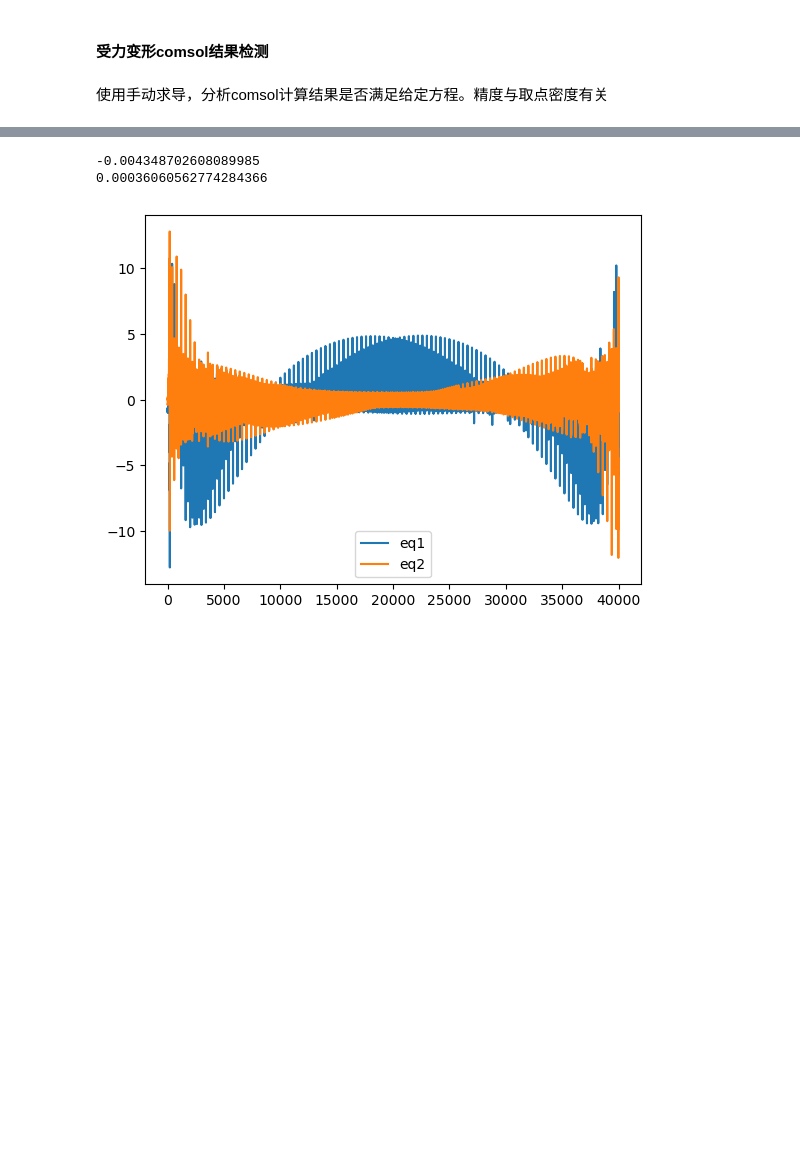
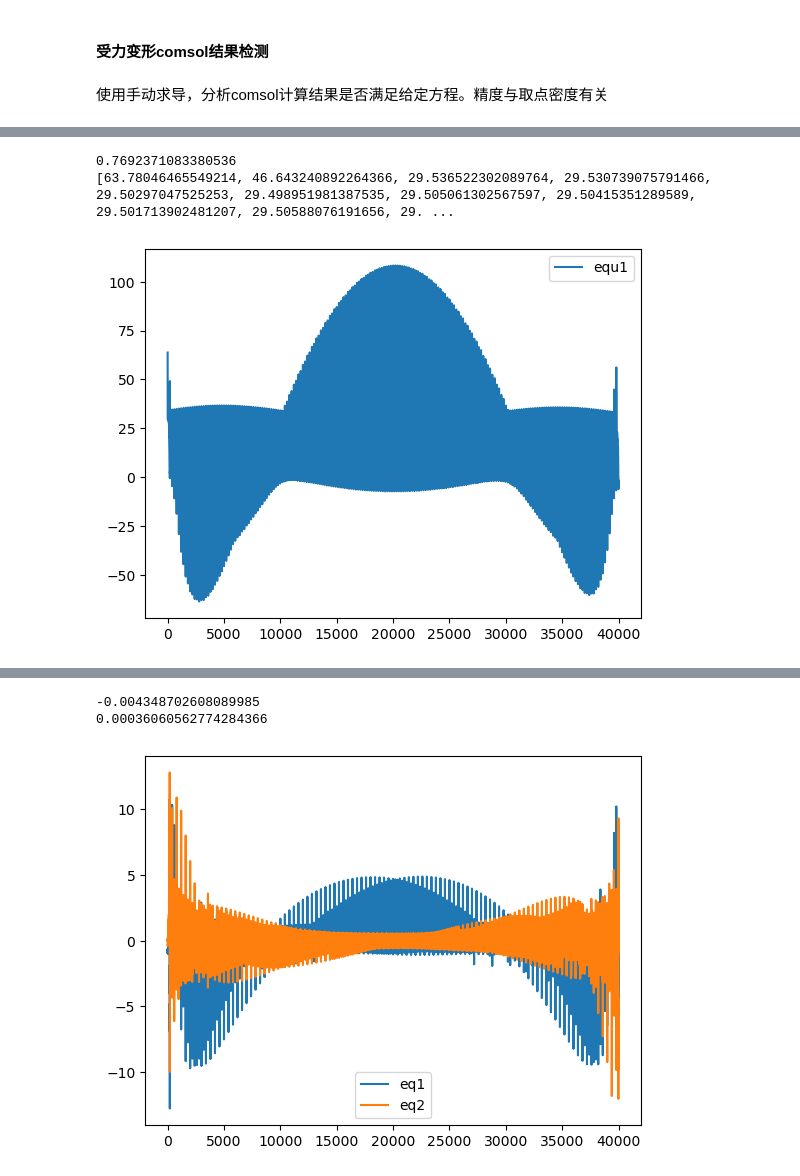
Before and after one commit to Yaoshengtai/PINN-Thermosolid-F-R, a Jupyter notebook: force_forward/force_comsol_detection.ipynb, the cells around one changed output, grey strips where cells are left out. Drawn from its saved outputs; the diff is of its cells as text; code cells hidden in the pictures; blank space fills up the shorter version.

```diff
--- a/force_forward/force_comsol_detection.ipynb
+++ b/force_forward/force_comsol_detection.ipynb
@@ -67,3 +112,20 @@ sigma_zr=G*(dw_dr+du_dz)*10**-12
+# %%
+#equ1=manual_diff_r(sigma_rr_fem,r_f,num)+manual_diff_z(sigma_zr_fem,z_f,num)+(sigma_rr_fem-sigma_theta_fem)/r_f
+equ1=manual_diff_r(sigma_rr,r_f,num)+manual_diff_z(sigma_zr,z_f,num)+(sigma_rr-sigma_theta)/r_f
+#equ1=(sigma_rr_fem-sigma_theta_fem)/r_f
+#equ1=manual_diff_r(sigma_zr,r_f,num)
+#equ1=manual_diff_r(sigma_rr_norm,r_norm,num)/(r2-r1)+manual_diff_z(sigma_zr_norm,z_norm,num)/h1+(sigma_rr_norm-sigma_theta_nrom)/((r2-r1)*r_norm+r1)
+print(np.mean(equ1))
+print(list(equ1))
+plt.plot(equ1,label='equ1')
+plt.legend()
+plt.show()
+# with open("output.txt", "w") as file:
+#     file.write("equ1: " + str(list(equ1)))
+# %% [output]
+0.7692371083380536
+[63.78046465549214, 46.643240892264366, 29.536522302089764, 29.530739075791466, 29.50297047525253, 29.498951981387535, 29.505061302567597, 29.50415351289589, 29.501713902481207, 29.50588076191656, 29. ...
+[figure, added]
 # %%
 sigma_rr_fem=fem['solid.sr'].values
 sigma_theta_fem=fem['solid.sphi'].values
```
Also changed, not shown: parts of 6 cells of this notebook, 11 other files.
